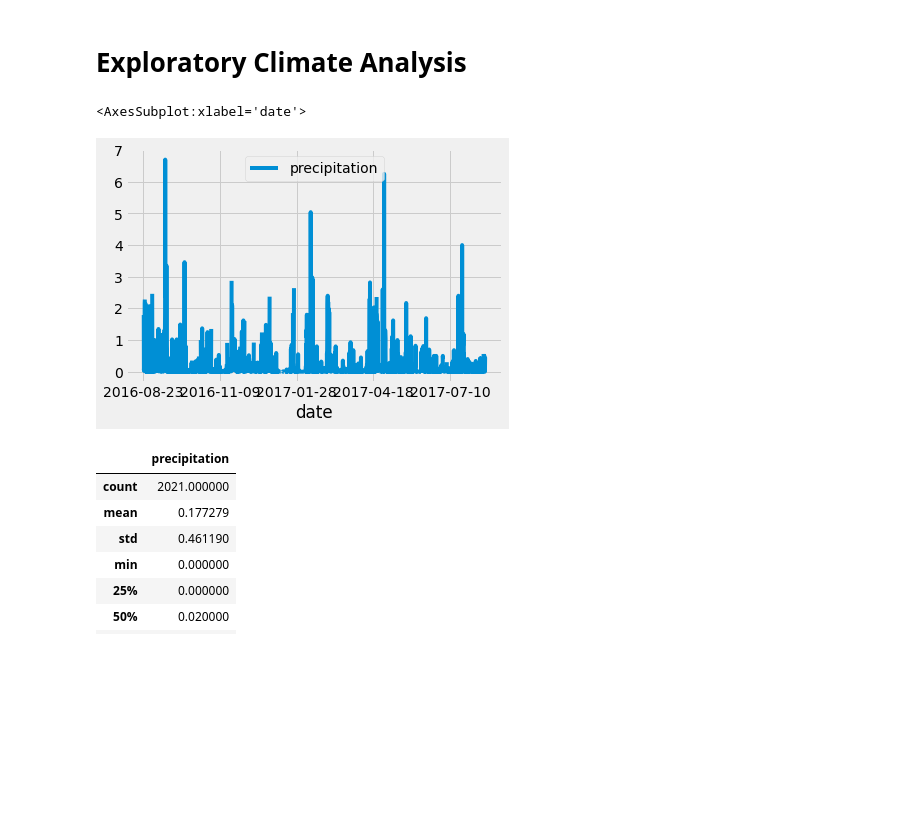
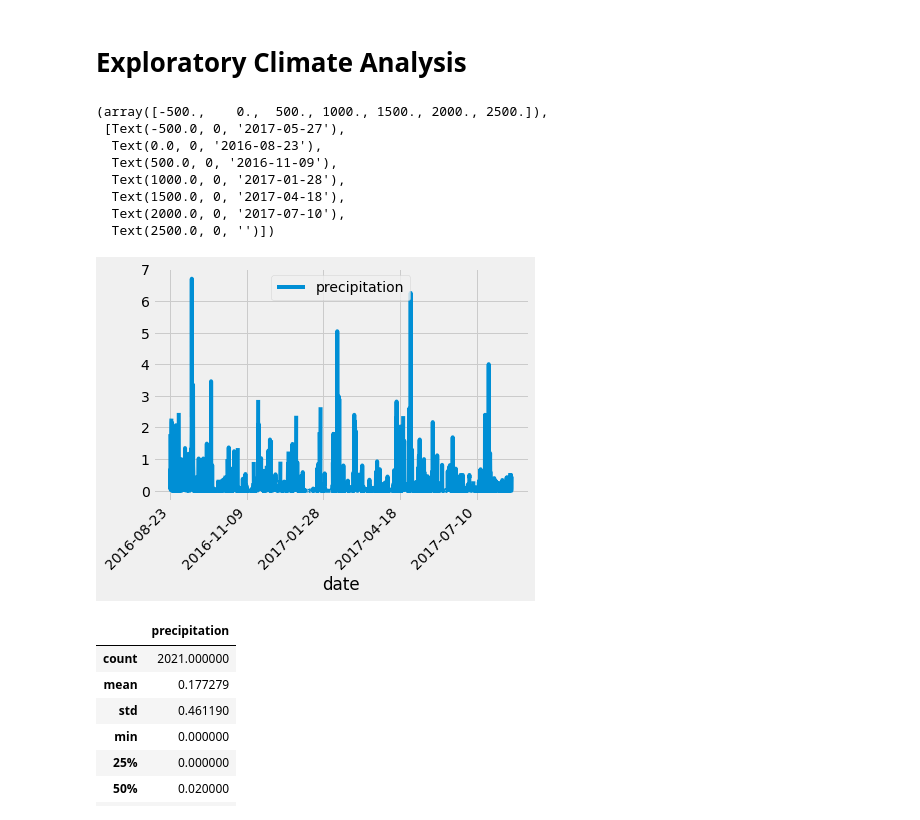
Before and after one commit to rgilgeous19/surfs_up, a Jupyter notebook: climate_analysis.ipynb, the cells around one changed output. Drawn from its saved outputs; the diff is of its cells as text; code cells hidden in the pictures; blank space fills up the shorter version.

```diff
--- a/climate_analysis.ipynb
+++ b/climate_analysis.ipynb
@@ -51,35 +51,44 @@ session = Session(engine)
 prev_year = dt.date(2017, 8, 23) - dt.timedelta(days=365)
 
 # Calculate the date one year from the last date in data set.
 
 results = []
 
 # Perform a query to retrieve the data and precipitation scores
 
 results = session.query(Measurement.date, Measurement.prcp).filter(Measurement.date >= prev_year).all()
 
 #print(results)
 # Save the query results as a Pandas DataFrame and set the index to the date column
 
 df = pd.DataFrame(results, columns=['date', 'precipitation'])
 
 df.set_index(df['date'], inplace=True)
 
 #print(df)
 
 
 # Sort the dataframe by date
 
 df = df.sort_index()
 
 #print(df.to_string(index=False))
 
 # Use Pandas Plotting with Matplotlib to plot the data
 
 df.plot()
+plt.xticks(rotation=45,
+   horizontalalignment='right')
 # %% [output]
-<AxesSubplot:xlabel='date'>
+(array([-500.,    0.,  500., 1000., 1500., 2000., 2500.]),
+ [Text(-500.0, 0, '2017-05-27'),
+  Text(0.0, 0, '2016-08-23'),
+  Text(500.0, 0, '2016-11-09'),
+  Text(1000.0, 0, '2017-01-28'),
+  Text(1500.0, 0, '2017-04-18'),
+  Text(2000.0, 0, '2017-07-10'),
+  Text(2500.0, 0, '')])
-[figure, old version]
+[figure, new version]
 # %%
 # Use Pandas to calcualte the summary statistics for the precipitation data
 
```
Also changed, not shown: 4 other files.
